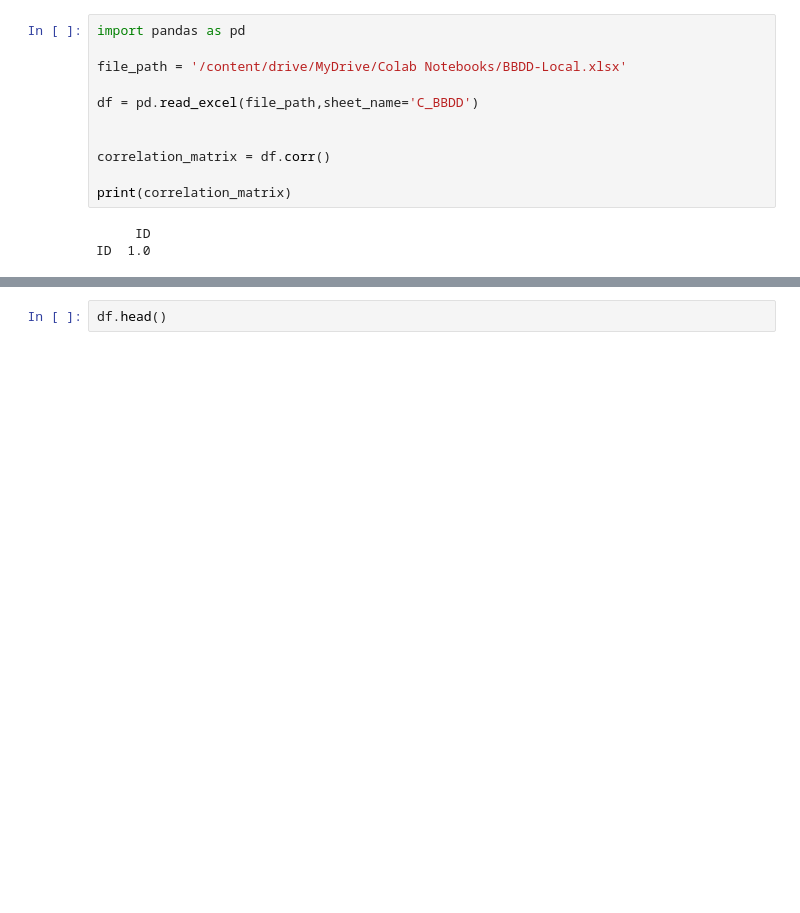
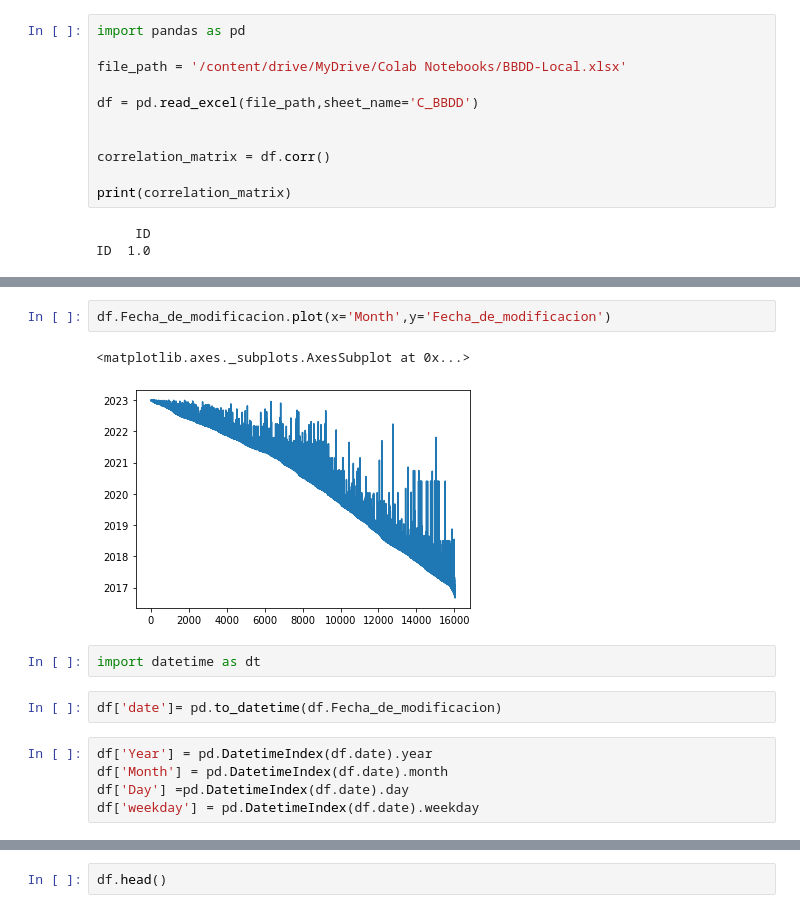
Before and after one commit to JoseAm7/TFG_SDG, a Jupyter notebook: TFG_SDG_JOSE.ipynb, the cells around one changed output, grey strips where cells are left out. Cells and saved outputs as stored; diff of their text form; blank space fills up the shorter version.

```diff
--- a/TFG_SDG_JOSE.ipynb
+++ b/TFG_SDG_JOSE.ipynb
@@ -17,3 +53,17 @@ ID  1.0
+# %%
+df.Fecha_de_modificacion.plot(x='Month',y='Fecha_de_modificacion')
+# %% [output]
+<matplotlib.axes._subplots.AxesSubplot at 0x...>
+[figure, added]
+# %%
+import datetime as dt
+# %%
+df['date']= pd.to_datetime(df.Fecha_de_modificacion)
+# %%
+df['Year'] = pd.DatetimeIndex(df.date).year
+df['Month'] = pd.DatetimeIndex(df.date).month
+df['Day'] =pd.DatetimeIndex(df.date).day
+df['weekday'] = pd.DatetimeIndex(df.date).weekday
 # %%
 df.describe()
 # %% [output]
```
Also changed, not shown: parts of 25 cells of this notebook.
